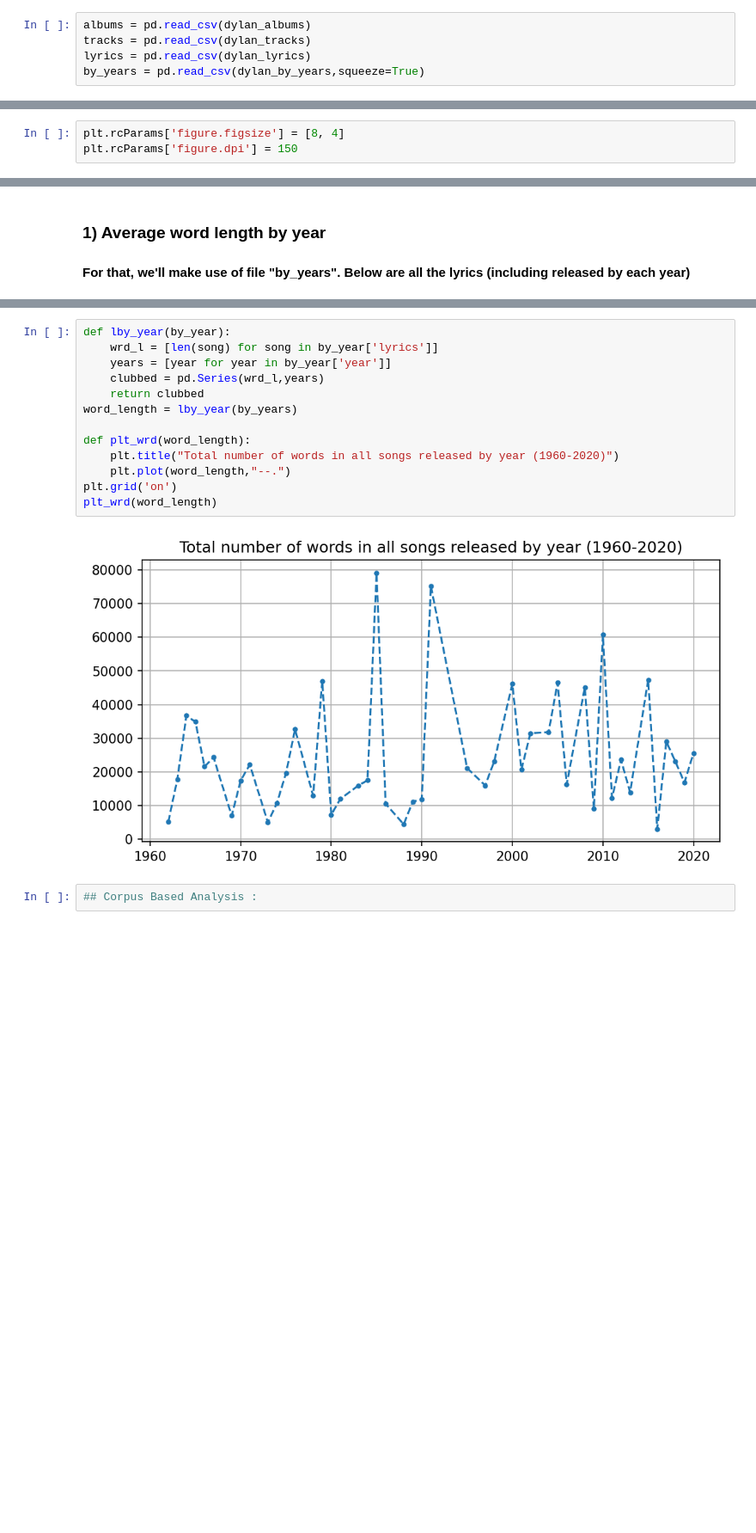
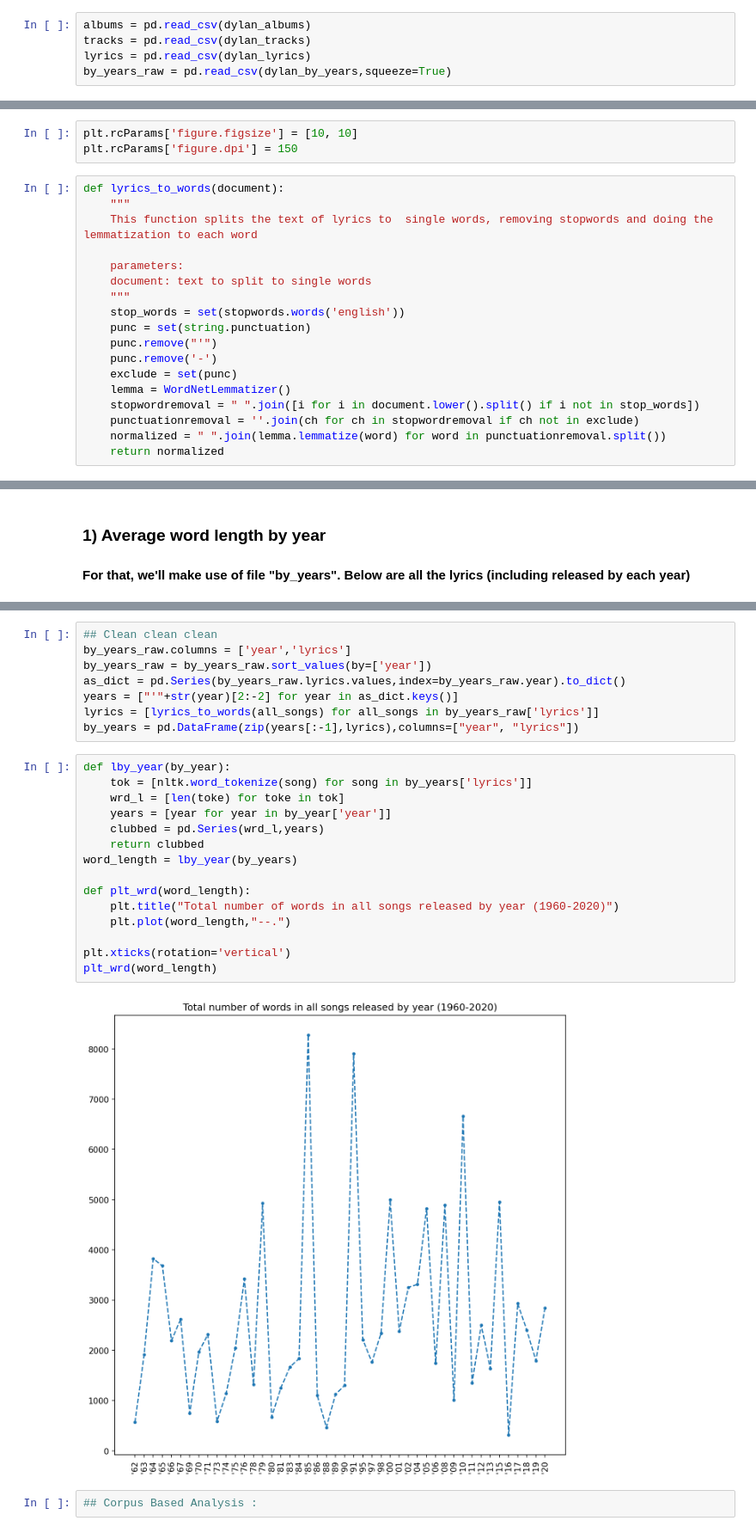
Before and after one commit to jatanjay/Song-and-Dance-Man-, a Jupyter notebook: SongandDanceMan.ipynb, the cells around one changed output, grey strips where cells are left out. Shown at 86% size. Drawn from its saved outputs; the diff is of its cells as text; blank space fills up the shorter version.

```diff
--- a/SongandDanceMan.ipynb
+++ b/SongandDanceMan.ipynb
@@ -40,7 +48,7 @@ dylan_corpus = r"C:/Users/jayes/PycharmProjects/SongandDanceMan/Final_final_fina
 albums = pd.read_csv(dylan_albums)
 tracks = pd.read_csv(dylan_tracks)
 lyrics = pd.read_csv(dylan_lyrics)
-by_years = pd.read_csv(dylan_by_years,squeeze=True)
+by_years_raw = pd.read_csv(dylan_by_years,squeeze=True)
 # %% [markdown]
 ### Below are all the albums released by Bob Dylan
 # %%
@@ -96,8 +104,26 @@ lyrics
 # %% [markdown]
 ### Tweaks for plots
 # %%
-plt.rcParams['figure.figsize'] = [8, 4]
+plt.rcParams['figure.figsize'] = [10, 10]
 plt.rcParams['figure.dpi'] = 150
+# %%
+def lyrics_to_words(document):
+    """
+    This function splits the text of lyrics to  single words, removing stopwords and doing the lemmatization to each word
+
+    parameters:
+    document: text to split to single words
+    """
+    stop_words = set(stopwords.words('english'))
+    punc = set(string.punctuation)
+    punc.remove("'")
+    punc.remove('-')
+    exclude = set(punc)
+    lemma = WordNetLemmatizer()
+    stopwordremoval = " ".join([i for i in document.lower().split() if i not in stop_words])
+    punctuationremoval = ''.join(ch for ch in stopwordremoval if ch not in exclude)
+    normalized = " ".join(lemma.lemmatize(word) for word in punctuationremoval.split())
+    return normalized
 # %% [markdown]
 ## In order to understand Dylan's discography and style, let's mess around with data directly
 # %% [markdown]
@@ -129,18 +132,28 @@ by_years
+# %%
+## Clean clean clean
+by_years_raw.columns = ['year','lyrics']
+by_years_raw = by_years_raw.sort_values(by=['year'])
+as_dict = pd.Series(by_years_raw.lyrics.values,index=by_years_raw.year).to_dict()
+years = ["'"+str(year)[2:-2] for year in as_dict.keys()]
+lyrics = [lyrics_to_words(all_songs) for all_songs in by_years_raw['lyrics']]
+by_years = pd.DataFrame(zip(years[:-1],lyrics),columns=["year", "lyrics"])
 # %%
 def lby_year(by_year):
-    wrd_l = [len(song) for song in by_year['lyrics']]
+    tok = [nltk.word_tokenize(song) for song in by_years['lyrics']]
+    wrd_l = [len(toke) for toke in tok]
     years = [year for year in by_year['year']]
     clubbed = pd.Series(wrd_l,years)
     return clubbed
 word_length = lby_year(by_years)
 
 def plt_wrd(word_length):
     plt.title("Total number of words in all songs released by year (1960-2020)")
     plt.plot(word_length,"--.")
-plt.grid('on')
+
+plt.xticks(rotation='vertical')
 plt_wrd(word_length)
 # %% [output]
-[figure, old version]
+[figure, new version]
 # %%
 ## Corpus Based Analysis :
 # %%
```
Also changed, not shown: parts of 65 cells of this notebook.
